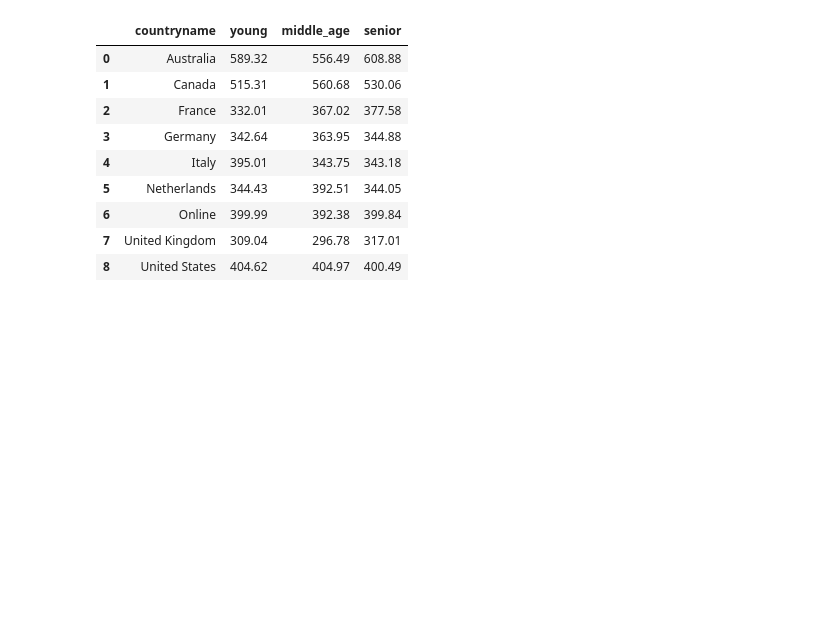
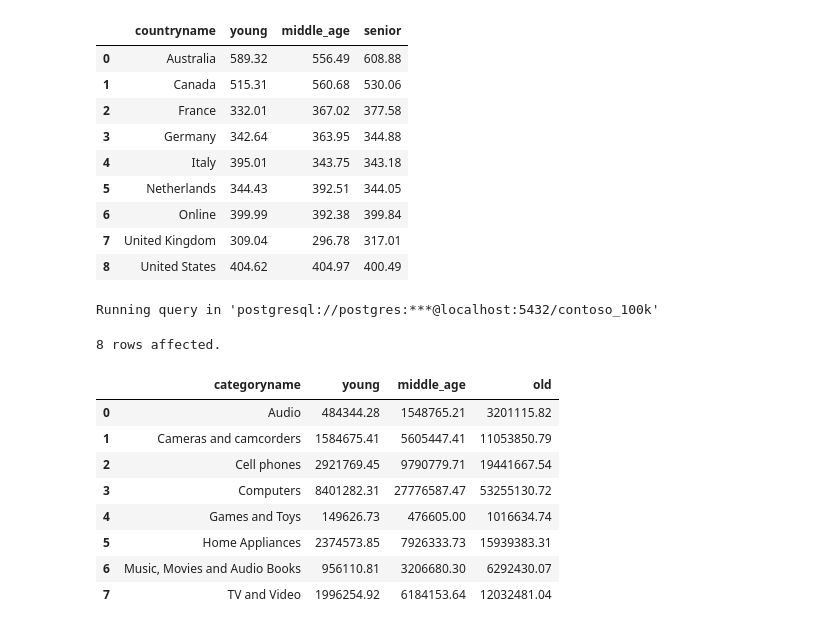
Before and after one commit to Bartek0829/SQL-learning, a Jupyter notebook: Resources/Blank_SQL_Notebook.ipynb, the cells around one changed output. Saved outputs shown, nothing was run; the diff lists cells and outputs as text; code cells hidden in the pictures; blank space fills up the shorter version.

```diff
--- a/Resources/Blank_SQL_Notebook.ipynb
+++ b/Resources/Blank_SQL_Notebook.ipynb
@@ -732,3 +731,27 @@ Running query in 'postgresql://postgres:***@localhost:5432/contoso_100k'
 | 6 | Online | 399.99 | 392.38 | 399.84 |
 | 7 | United Kingdom | 309.04 | 296.78 | 317.01 |
 | 8 | United States | 404.62 | 404.97 | 400.49 |
+# %%
+%%sql
+SELECT
+  p.categoryname,
+  SUM(CASE WHEN c.age < 25 THEN (s.netprice*s.quantity*s.exchangerate) END) AS young,
+  SUM(CASE WHEN c.age BETWEEN 25 AND 44 THEN (s.netprice*s.quantity*s.exchangerate) END) AS middle_age,
+  SUM(CASE WHEN c.age > 45 THEN (s.netprice*s.quantity*s.exchangerate) END) AS old
+FROM sales s
+LEFT JOIN customer c ON s.customerkey = c.customerkey
+LEFT JOIN product p ON s.productkey = p.productkey
+GROUP BY
+  p.categoryname
+# %% [output]
+Running query in 'postgresql://postgres:***@localhost:5432/contoso_100k'
+8 rows affected.
+|  | categoryname | young | middle_age | old |
+| 0 | Audio | 484344.28 | 1548765.21 | 3201115.82 |
+| 1 | Cameras and camcorders | 1584675.41 | 5605447.41 | 11053850.79 |
+| 2 | Cell phones | 2921769.45 | 9790779.71 | 19441667.54 |
+| 3 | Computers | 8401282.31 | 27776587.47 | 53255130.72 |
+| 4 | Games and Toys | 149626.73 | 476605.00 | 1016634.74 |
+| 5 | Home Appliances | 2374573.85 | 7926333.73 | 15939383.31 |
+| 6 | Music, Movies and Audio Books | 956110.81 | 3206680.30 | 6292430.07 |
+| 7 | TV and Video | 1996254.92 | 6184153.64 | 12032481.04 |
```
Also changed, not shown: parts of 8 cells of this notebook.
